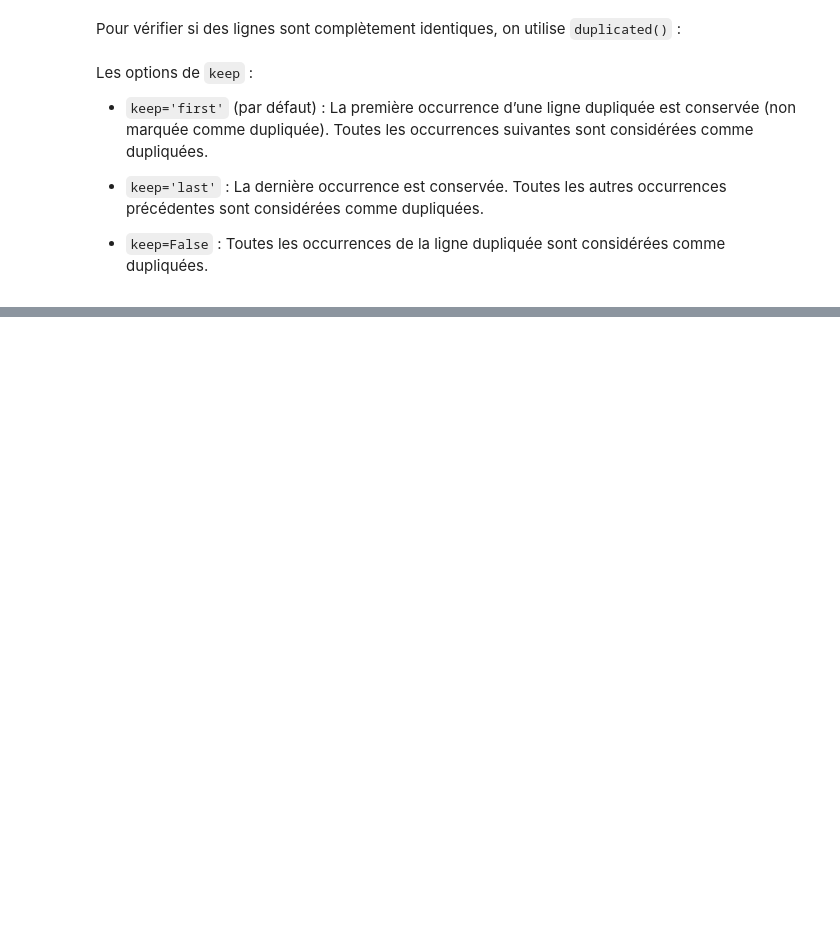
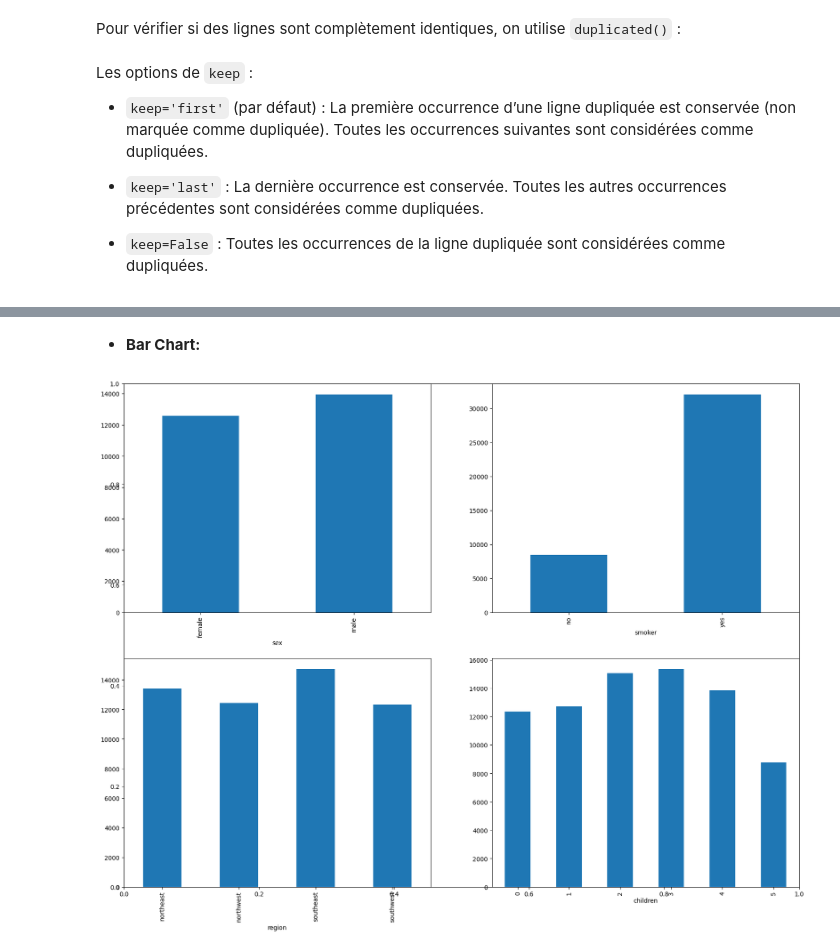
Before and after one commit to ABDELHAFIDAIT/MediCharge-Predictor, a Jupyter notebook: src/explore.ipynb, the cells around one changed output, grey strips where cells are left out. Drawn from its saved outputs; the diff is of its cells as text; code cells hidden in the pictures; blank space fills up the shorter version.

```diff
--- a/src/explore.ipynb
+++ b/src/explore.ipynb
@@ -172,0 +241,30 @@ Les options de <code>keep</code> :
+# %% [markdown]
+- **Bar Chart:**
+# %%
+import pandas as pd
+import numpy as np
+import matplotlib.pyplot as plt
+
+data = pd.read_csv("../data/raw/data.csv")
+
+cols = data.columns.tolist()
+
+features = []
+
+for col in cols :
+    if data[col].dtype == 'object' :
+        features.append(col)
+
+features.append("children")
+
+plt.subplots(figsize = (20, 15)) # Créer une figure avec une taille spécifique (Largeur, Hauteur)
+
+for i, col in enumerate(features) :
+
+    plt.subplot(2, 2, i + 1) # Diviser la figure en une grille de 2 lignes et 2 colonnes, et sélectionner le i+1ème sous-graphique
+
+    data.groupby(col)['charges'].mean().astype(float).plot.bar() # Tracer un diagramme en barres des moyennes des charges pour chaque catégorie de la variable qualitative
+
+plt.show() # Afficher la figure avec tous les sous-graphiques
+# %% [output]
+[figure, added]
```
Also changed, not shown: parts of 7 cells of this notebook.
